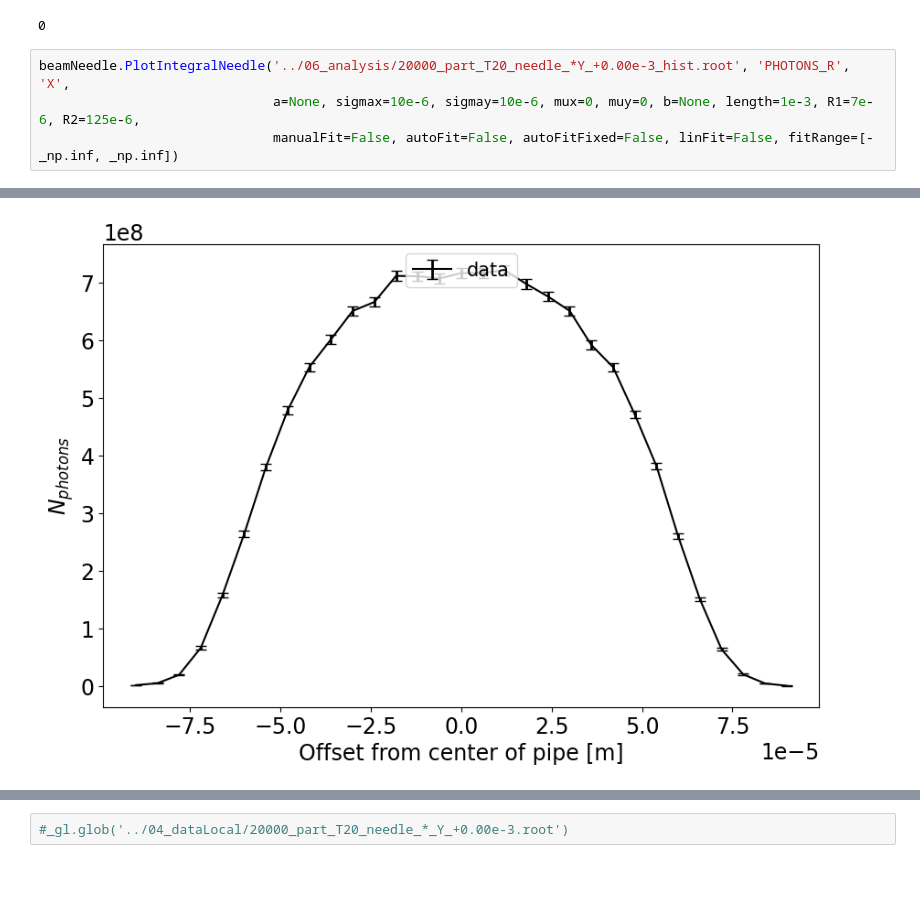
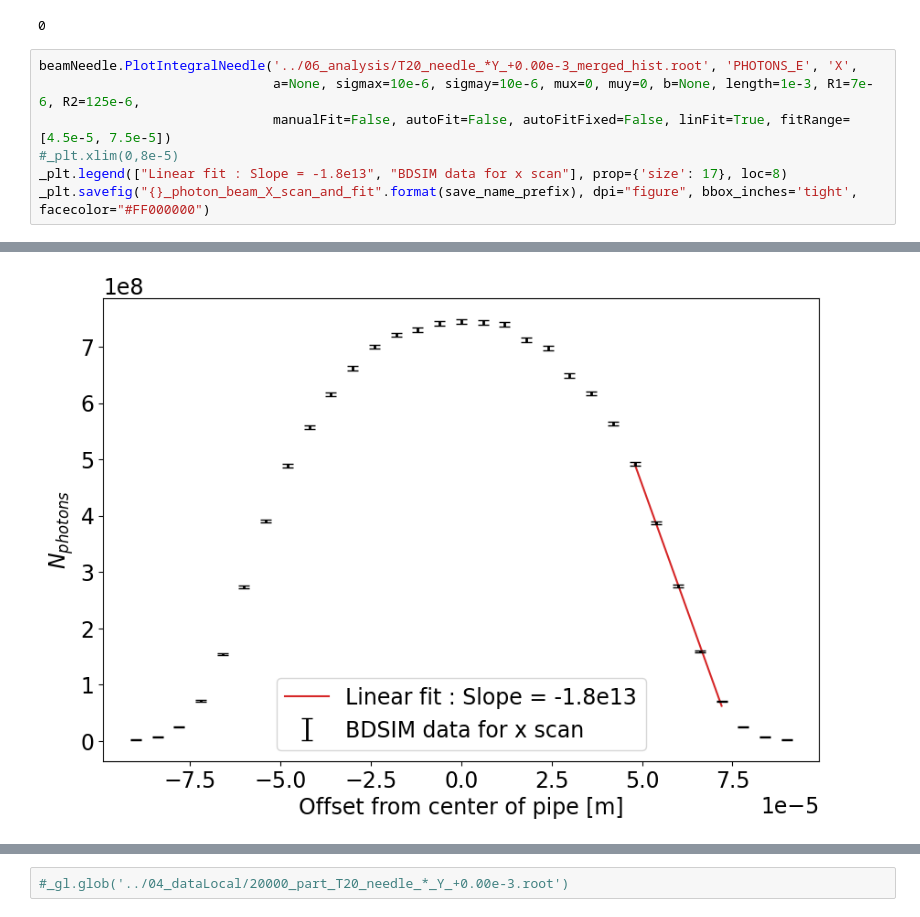
Before and after one commit to MarinDeniaud/luxe-backgrounds, a Jupyter notebook: 06_analysis/Beam_needle_analysis.ipynb, the cells around one changed output, grey strips where cells are left out. Drawn from its saved outputs; the diff is of its cells as text; blank space fills up the shorter version.

```diff
--- a/06_analysis/Beam_needle_analysis.ipynb
+++ b/06_analysis/Beam_needle_analysis.ipynb
@@ -95,7 +103,10 @@ Run REBDSIM analysis on file ../04_dataLocal/20000_part_T20_needle_X_+0.00e-5_Y_
 Succesfull REBDSIM analysis for 31 files
 0
 # %%
-beamNeedle.PlotIntegralNeedle('../06_analysis/20000_part_T20_needle_*Y_+0.00e-3_hist.root', 'PHOTONS_R', 'X',
+beamNeedle.PlotIntegralNeedle('../06_analysis/T20_needle_*Y_+0.00e-3_merged_hist.root', 'PHOTONS_E', 'X',
                               a=None, sigmax=10e-6, sigmay=10e-6, mux=0, muy=0, b=None, length=1e-3, R1=7e-6, R2=125e-6,
-                              manualFit=False, autoFit=False, autoFitFixed=False, linFit=False, fitRange=[-_np.inf, _np.inf])
+                              manualFit=False, autoFit=False, autoFitFixed=False, linFit=True, fitRange=[4.5e-5, 7.5e-5])
+#_plt.xlim(0,8e-5)
+_plt.legend(["Linear fit : Slope = -1.8e13", "BDSIM data for x scan"], prop={'size': 17}, loc=8)
+_plt.savefig("{}_photon_beam_X_scan_and_fit".format(save_name_prefix), dpi="figure", bbox_inches='tight', facecolor="#FF000000")
 # %% [output]
@@ -103,2 +113,2 @@ Warning in <TClass::Init>: no dictionary for class BDSOutputROOTEventHeader is a
-[figure, old version]
+[figure, new version]
 # %%
```
Also changed, not shown: parts of 12 cells of this notebook, 2 other files.
